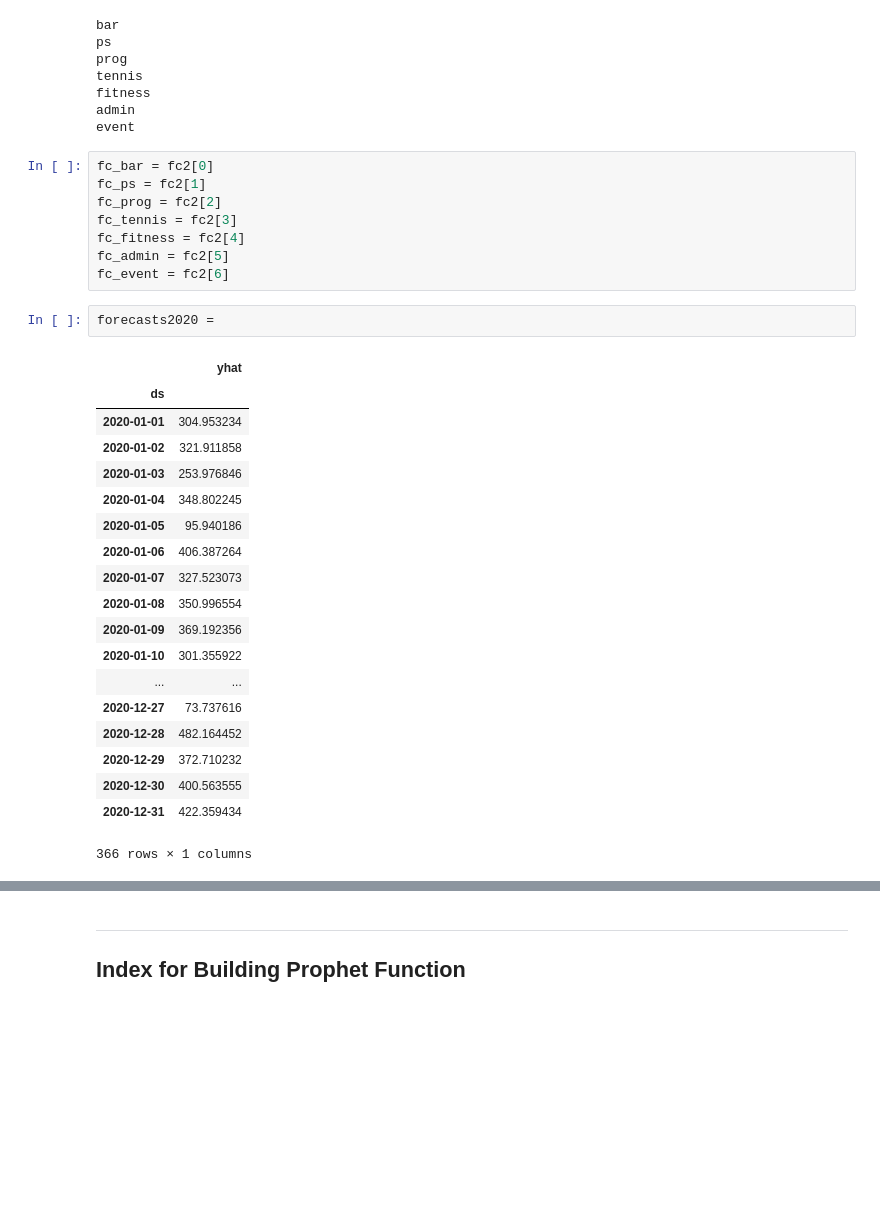
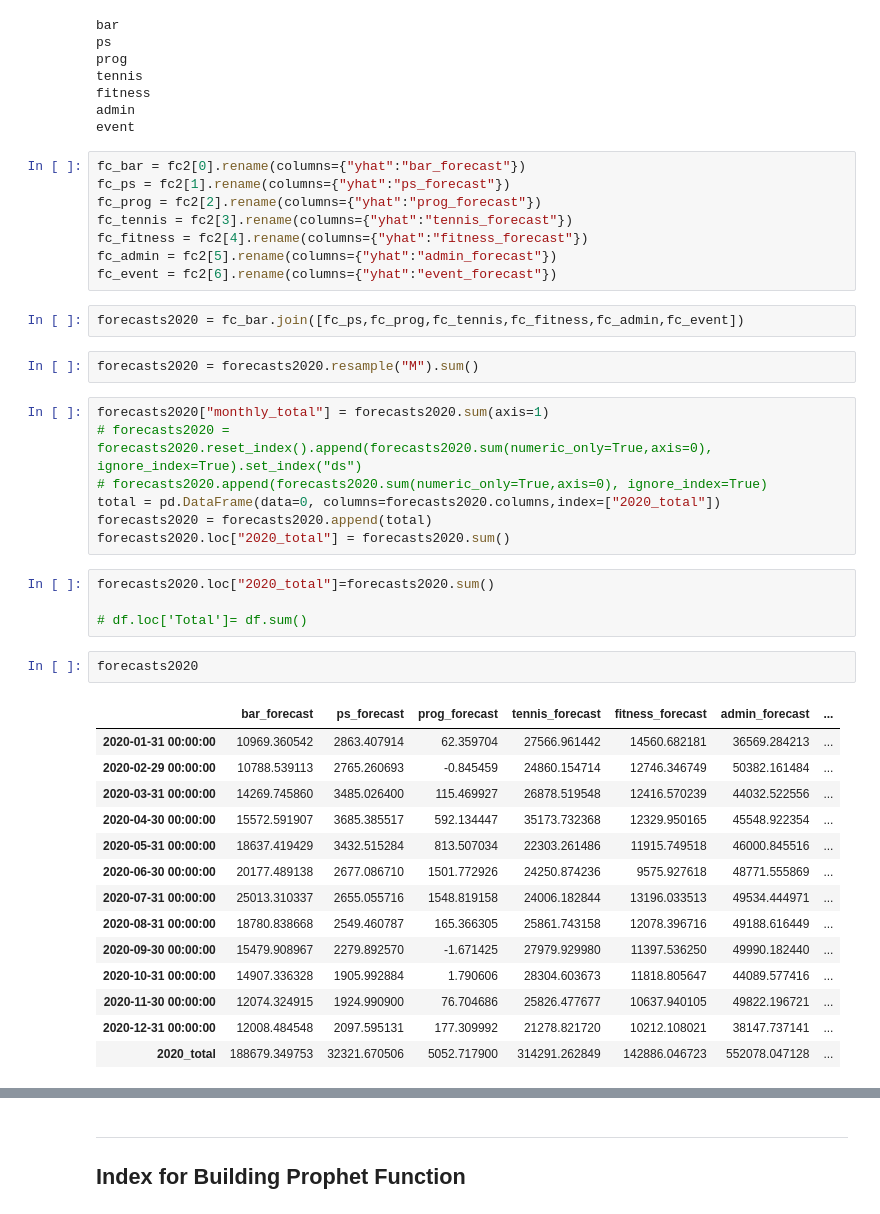
Before and after one commit to crisgiovanoni/jncc_project, a Jupyter notebook: modeling.ipynb, the cells around one changed output, grey strips where cells are left out. Drawn from its saved outputs; the diff is of its cells as text; blank space fills up the shorter version.

Commit message:
added forecasts

```diff
--- a/modeling.ipynb
+++ b/modeling.ipynb
@@ -1499,32 +1501,42 @@ fitness
 admin
 event
 # %%
-fc_bar = fc2[0]
-fc_ps = fc2[1]
-fc_prog = fc2[2]
-fc_tennis = fc2[3]
-fc_fitness = fc2[4]
-fc_admin = fc2[5]
-fc_event = fc2[6]
+fc_bar = fc2[0].rename(columns={"yhat":"bar_forecast"})
+fc_ps = fc2[1].rename(columns={"yhat":"ps_forecast"})
+fc_prog = fc2[2].rename(columns={"yhat":"prog_forecast"})
+fc_tennis = fc2[3].rename(columns={"yhat":"tennis_forecast"})
+fc_fitness = fc2[4].rename(columns={"yhat":"fitness_forecast"})
+fc_admin = fc2[5].rename(columns={"yhat":"admin_forecast"})
+fc_event = fc2[6].rename(columns={"yhat":"event_forecast"})
+# %%
+forecasts2020 = fc_bar.join([fc_ps,fc_prog,fc_tennis,fc_fitness,fc_admin,fc_event])
+# %%
+forecasts2020 = forecasts2020.resample("M").sum()
+# %%
+forecasts2020["monthly_total"] = forecasts2020.sum(axis=1)
+# forecasts2020 = forecasts2020.reset_index().append(forecasts2020.sum(numeric_only=True,axis=0), ignore_index=True).set_index("ds")
+# forecasts2020.append(forecasts2020.sum(numeric_only=True,axis=0), ignore_index=True)
+total = pd.DataFrame(data=0, columns=forecasts2020.columns,index=["2020_total"])
+forecasts2020 = forecasts2020.append(total)
+forecasts2020.loc["2020_total"] = forecasts2020.sum()
+# %%
+forecasts2020.loc["2020_total"]=forecasts2020.sum()
+
+# df.loc['Total']= df.sum()
 # %%
-forecasts2020 =
+forecasts2020
 # %% [output]
-|  | yhat |
-| ds |  |
-| 2020-01-01 | 304.953234 |
-| 2020-01-02 | 321.911858 |
-| 2020-01-03 | 253.976846 |
-| 2020-01-04 | 348.802245 |
-| 2020-01-05 | 95.940186 |
-| 2020-01-06 | 406.387264 |
-| 2020-01-07 | 327.523073 |
-| 2020-01-08 | 350.996554 |
-| 2020-01-09 | 369.192356 |
-| 2020-01-10 | 301.355922 |
-| ... | ... |
-| 2020-12-27 | 73.737616 |
-| 2020-12-28 | 482.164452 |
-| 2020-12-29 | 372.710232 |
-| 2020-12-30 | 400.563555 |
-| 2020-12-31 | 422.359434 |
+|  | bar_forecast | ps_forecast | prog_forecast | tennis_forecast | fitness_forecast | admin_forecast | ... |
+| 2020-01-31 00:00:00 | 10969.360542 | 2863.407914 | 62.359704 | 27566.961442 | 14560.682181 | 36569.284213 | ... |
+| 2020-02-29 00:00:00 | 10788.539113 | 2765.260693 | -0.845459 | 24860.154714 | 12746.346749 | 50382.161484 | ... |
+| 2020-03-31 00:00:00 | 14269.745860 | 3485.026400 | 115.469927 | 26878.519548 | 12416.570239 | 44032.522556 | ... |
+| 2020-04-30 00:00:00 | 15572.591907 | 3685.385517 | 592.134447 | 35173.732368 | 12329.950165 | 45548.922354 | ... |
+| 2020-05-31 00:00:00 | 18637.419429 | 3432.515284 | 813.507034 | 22303.261486 | 11915.749518 | 46000.845516 | ... |
+| 2020-06-30 00:00:00 | 20177.489138 | 2677.086710 | 1501.772926 | 24250.874236 | 9575.927618 | 48771.555869 | ... |
+| 2020-07-31 00:00:00 | 25013.310337 | 2655.055716 | 1548.819158 | 24006.182844 | 13196.033513 | 49534.444971 | ... |
+| 2020-08-31 00:00:00 | 18780.838668 | 2549.460787 | 165.366305 | 25861.743158 | 12078.396716 | 49188.616449 | ... |
+| 2020-09-30 00:00:00 | 15479.908967 | 2279.892570 | -1.671425 | 27979.929980 | 11397.536250 | 49990.182440 | ... |
+| 2020-10-31 00:00:00 | 14907.336328 | 1905.992884 | 1.790606 | 28304.603673 | 11818.805647 | 44089.577416 | ... |
+| 2020-11-30 00:00:00 | 12074.324915 | 1924.990900 | 76.704686 | 25826.477677 | 10637.940105 | 49822.196721 | ... |
+| 2020-12-31 00:00:00 | 12008.484548 | 2097.595131 | 177.309992 | 21278.821720 | 10212.108021 | 38147.737141 | ... |
+| 2020_total | 188679.349753 | 32321.670506 | 5052.717900 | 314291.262849 | 142886.046723 | 552078.047128 | ... |
-366 rows × 1 columns
```
Also changed, not shown: parts of 10 cells of this notebook, 2 other files.
